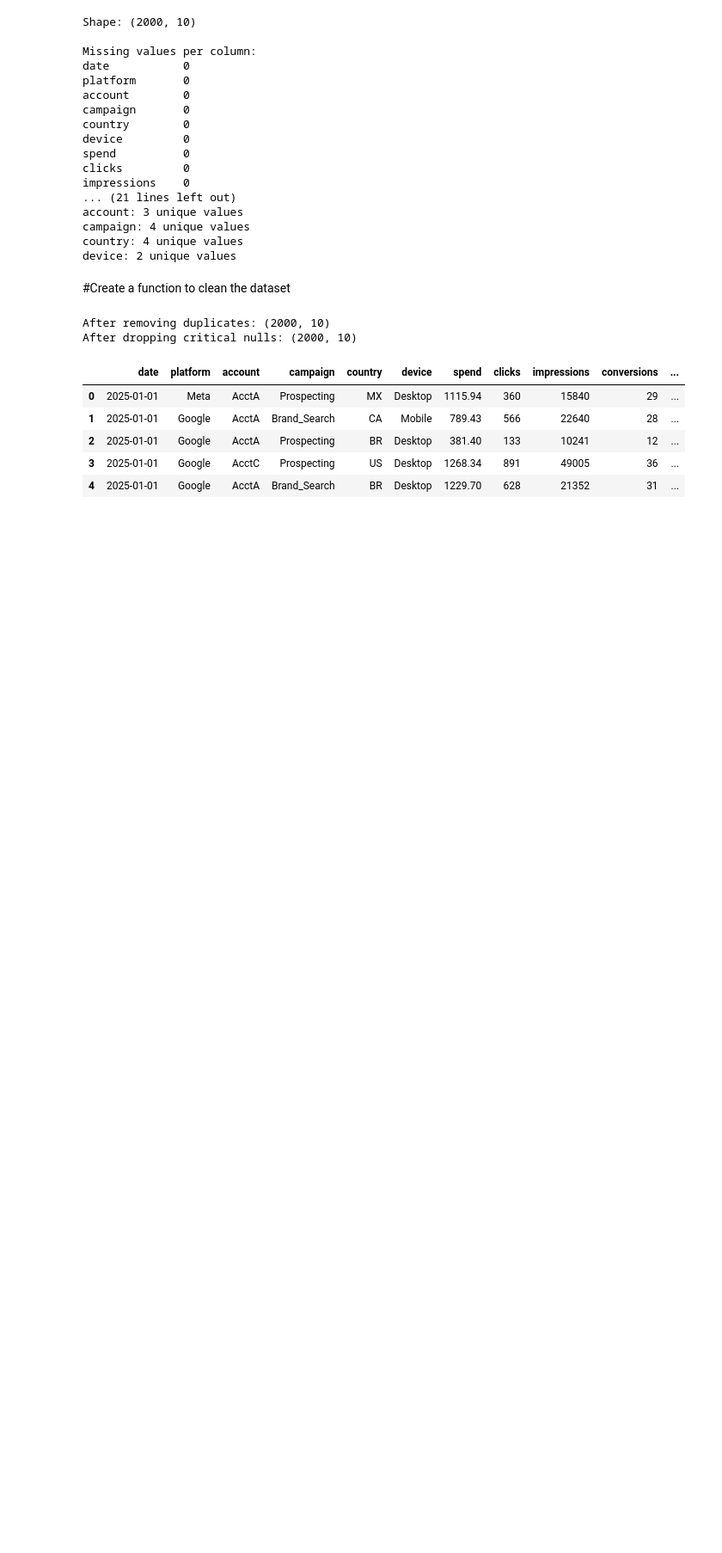
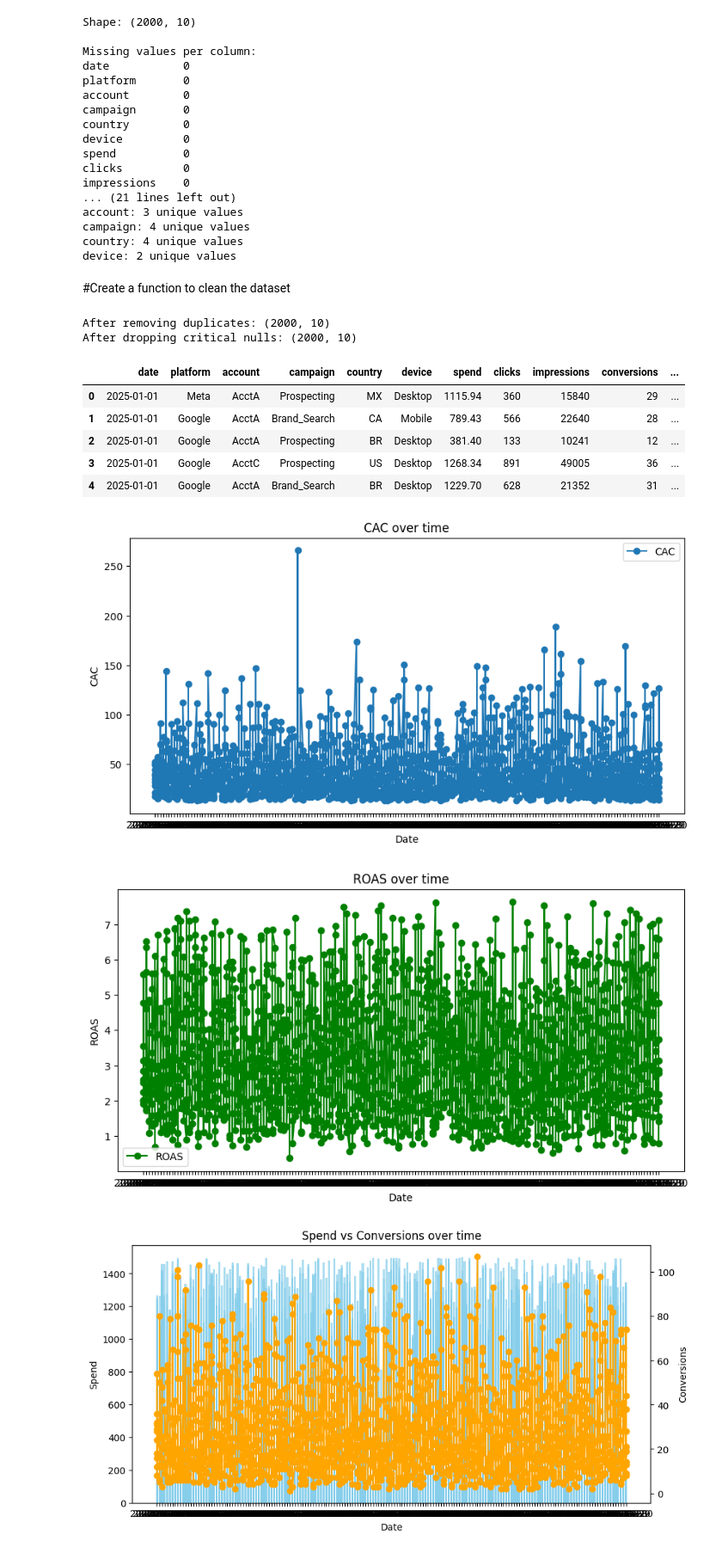
Before and after one commit to octavioeac/ads-spend, a Jupyter notebook: AD_Spend.ipynb, the cells around one changed output. Shown at 86% size. Saved outputs shown, nothing was run; the diff lists cells and outputs as text; code cells hidden in the pictures; blank space fills up the shorter version.

```diff
--- a/AD_Spend.ipynb
+++ b/AD_Spend.ipynb
@@ -96,3 +100,42 @@ After dropping critical nulls: (2000, 10)
 | 2 | 2025-01-01 | Google | AcctA | Prospecting | BR | Desktop | 381.40 | 133 | 10241 | 12 | ... |
 | 3 | 2025-01-01 | Google | AcctC | Prospecting | US | Desktop | 1268.34 | 891 | 49005 | 36 | ... |
 | 4 | 2025-01-01 | Google | AcctA | Brand_Search | BR | Desktop | 1229.70 | 628 | 21352 | 31 | ... |
+# %%
+# Preprocess (basic KPIs)
+df["revenue"] = df["conversions"] * 100
+df["cac"] = df["spend"] / df["conversions"].replace(0, pd.NA)
+df["roas"] = df["revenue"] / df["spend"].replace(0, pd.NA)
+
+# 1. CAC trend
+plt.figure(figsize=(10,5))
+plt.plot(df["date"], df["cac"], marker="o", label="CAC")
+plt.title("CAC over time")
+plt.xlabel("Date")
+plt.ylabel("CAC")
+plt.legend()
+plt.show()
+
+# 2. ROAS trend
+plt.figure(figsize=(10,5))
+plt.plot(df["date"], df["roas"], marker="o", color="green", label="ROAS")
+plt.title("ROAS over time")
+plt.xlabel("Date")
+plt.ylabel("ROAS")
+plt.legend()
+plt.show()
+
+# 3. Spend vs Conversions
+fig, ax1 = plt.subplots(figsize=(10,5))
+ax1.bar(df["date"], df["spend"], color="skyblue", alpha=0.7, label="Spend")
+ax2 = ax1.twinx()
+ax2.plot(df["date"], df["conversions"], color="orange", marker="o", label="Conversions")
+
+ax1.set_xlabel("Date")
+ax1.set_ylabel("Spend")
+ax2.set_ylabel("Conversions")
+plt.title("Spend vs Conversions over time")
+plt.show()
+# %% [output]
+[figure, added]
+[figure, added]
+[figure, added]
```
Also changed, not shown: parts of 7 cells of this notebook.
